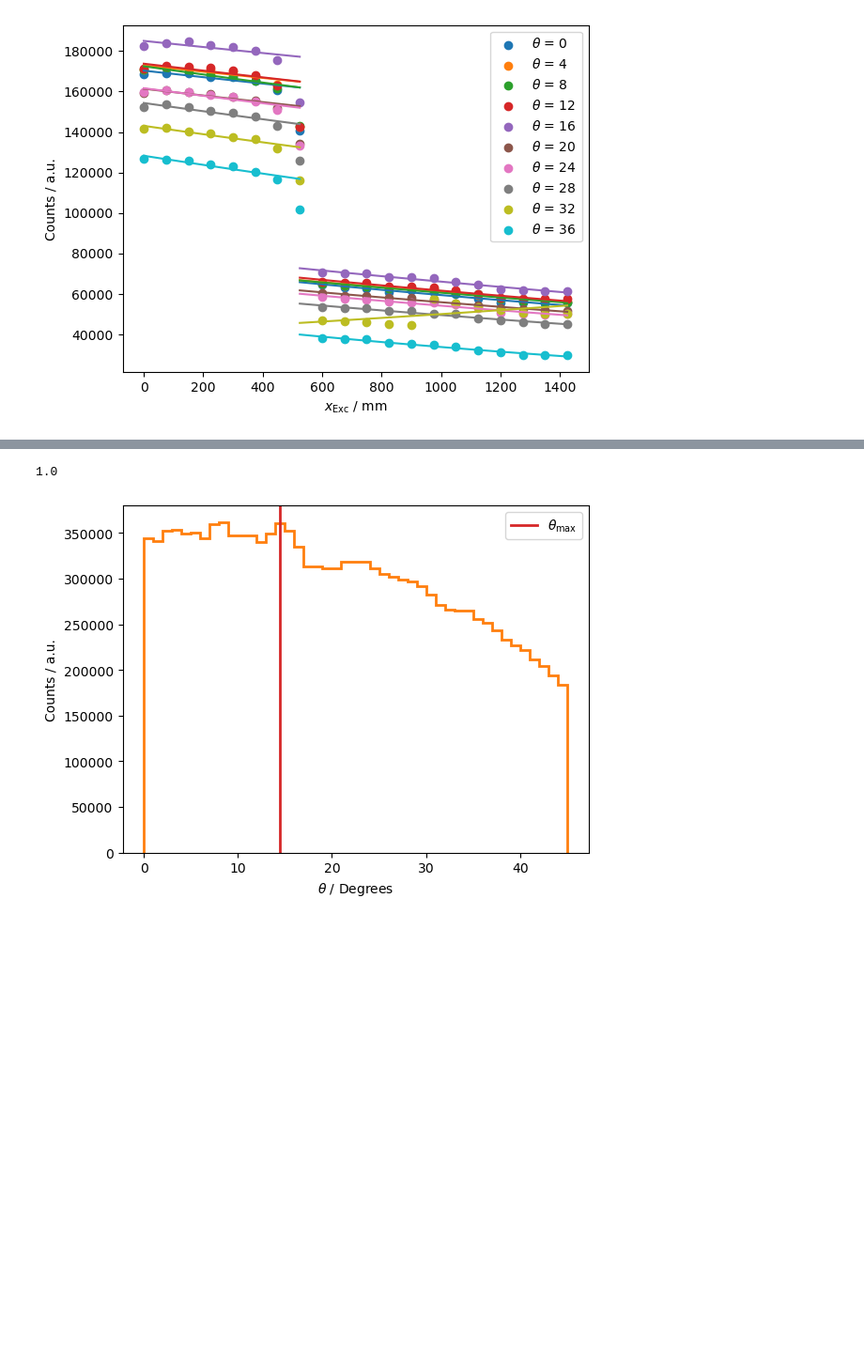
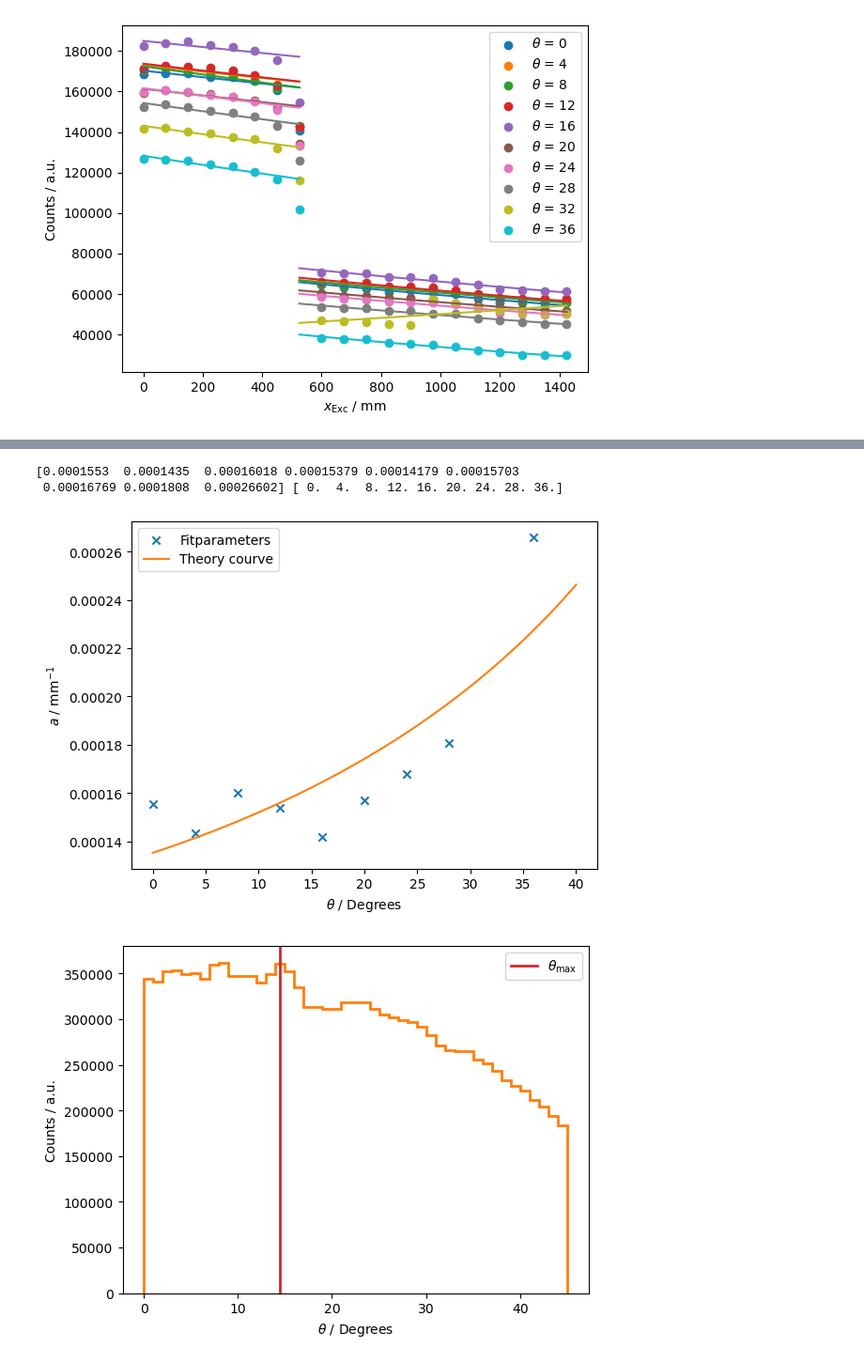
Before and after one commit to th3odor/TP_lab, a Jupyter notebook: reports/V_SciFi/aw.ipynb, the cells around one changed output, grey strips where cells are left out. Shown at 94% size. Saved outputs shown, nothing was run; the diff lists cells and outputs as text; code cells hidden in the pictures; blank space fills up the shorter version.

```diff
--- a/reports/V_SciFi/aw.ipynb
+++ b/reports/V_SciFi/aw.ipynb
@@ -340,3 +342,28 @@ plt.legend();
+# %%
+angle = np.zeros(9)
+
+a = np.zeros(9)
+for i in range(9):
+    if i==8:
+        a[-1] = p[9][1]
+        angle[-1] = np.linspace(0,36,10)[-1]
+        break
+    a[i] = p[i][1]
+    angle[i] = np.linspace(0,36,10)[i]
+print(a,angle)
+popt, pcov = curve_fit(func2, angle, a)
+
+plt.scatter(angle, a, label='Fitparameters', marker="x")
+
+# plt.plot(np.linspace(0,40,100), func2(np.linspace(0,40,100), a[0]-0.000013, a[0]/2), label='Theory courve', c='tab:orange')
+plt.plot(np.linspace(0,40,100), func2(np.linspace(0,40,100), *popt), label='Theory courve', c='tab:orange')
+plt.xlabel(r"$\theta$ / Degrees")
+plt.ylabel(r'$a$ / $\mathrm{mm}^{-1}$')
+plt.legend();
+# %% [output]
+[0.0001553  0.0001435  0.00016018 0.00015379 0.00014179 0.00015703
+ 0.00016769 0.0001808  0.00026602] [ 0.  4.  8. 12. 16. 20. 24. 28. 36.]
+[figure, added]
 # %%
 angleC = []
 angleDC = []
@@ -345,10 +372,6 @@ for i in range(45):
     angleC.append(pd.read_csv(f'data_local/TheoCanAngle/Attenuation_h={i}.5deg_v=0deg_x=0mm.txt', sep='\t'))
     angleDC.append(pd.read_csv(f'data_local/TheoCanAngle/DarkCounts_h={i}deg_v=0deg.txt', sep='\t'))
     angleDC.append(pd.read_csv(f'data_local/TheoCanAngle/DarkCounts_h={i}.5deg_v=0deg.txt', sep='\t'))
-# %%
-bins[1]-bins[0]/2
-# %% [output]
-1.0
 # %%
 angleInt = np.zeros(90)
 for i in range(90):
```
Also changed, not shown: parts of 9 cells of this notebook, 3 other files.
